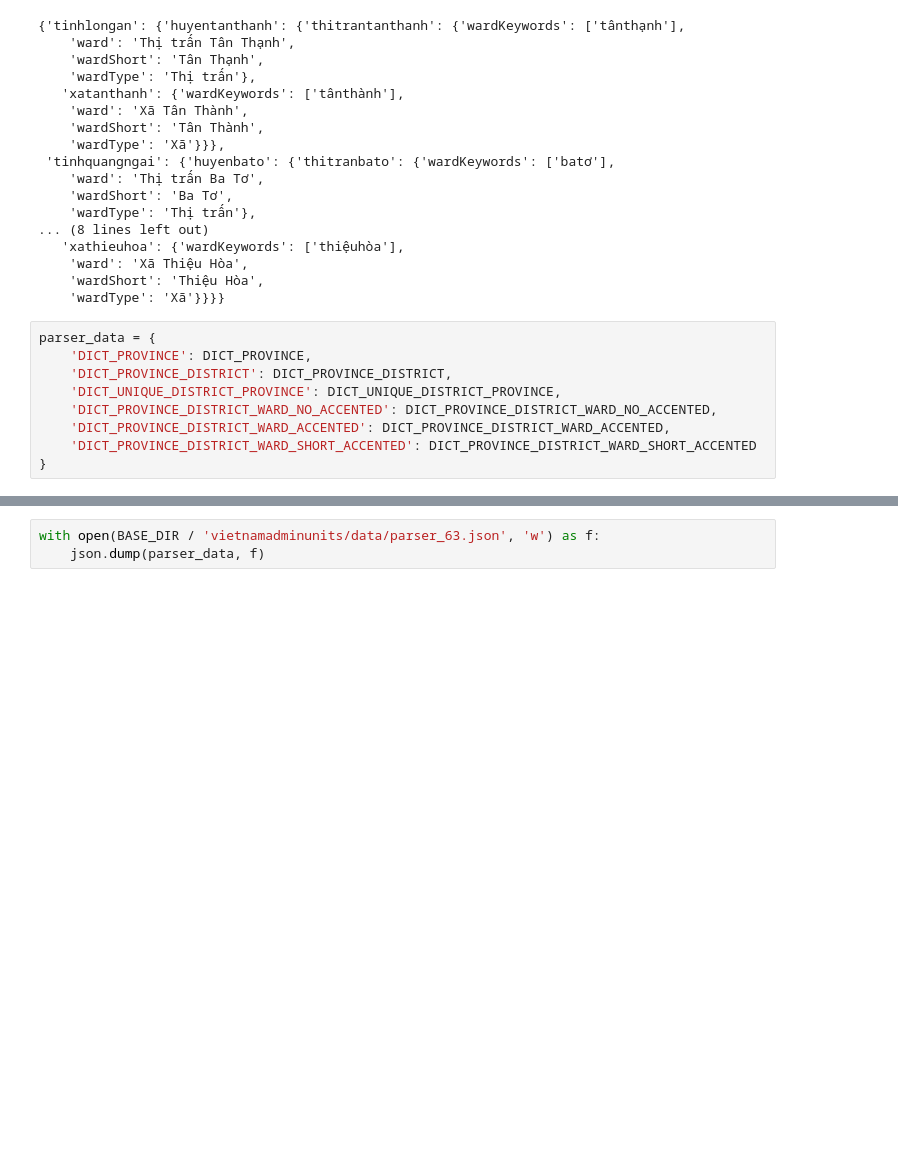
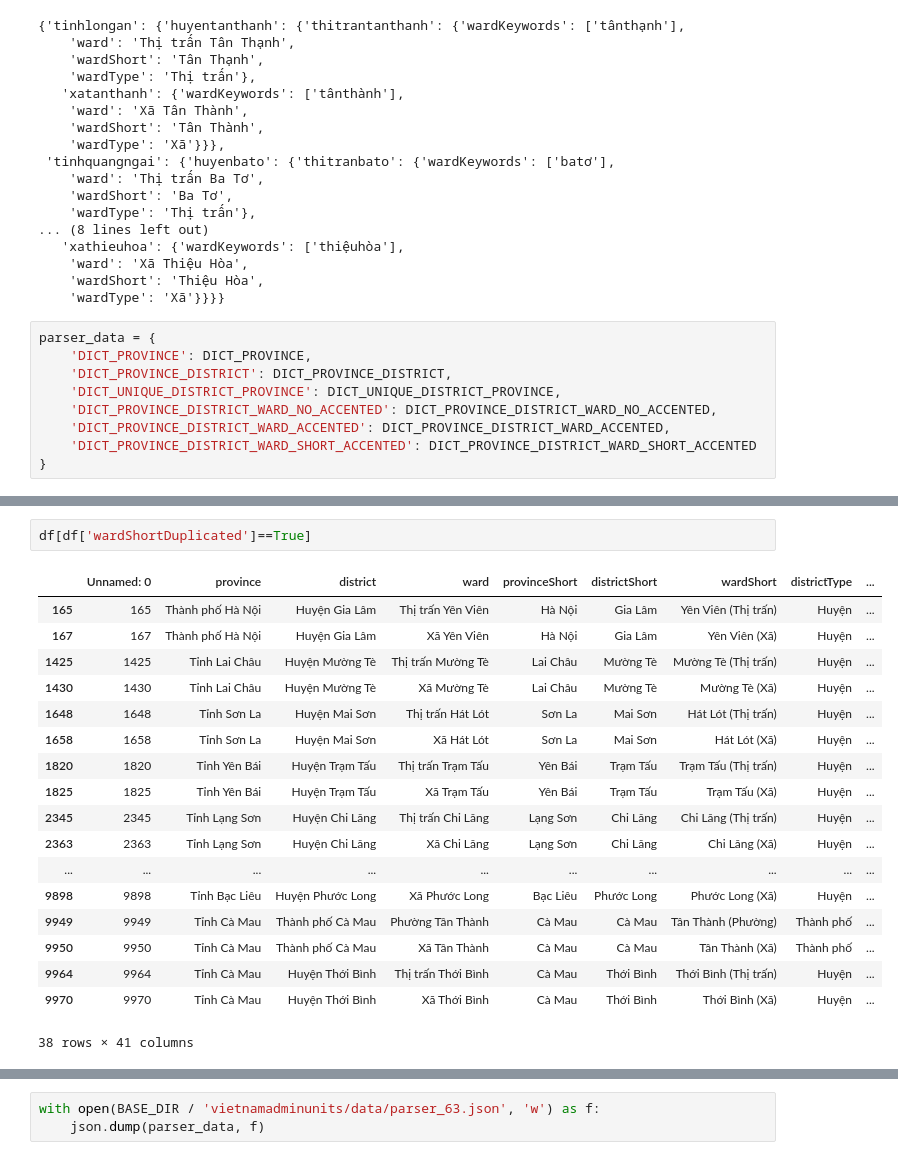
Before and after one commit to tranngocminhhieu/vietnamadminunits, a Jupyter notebook: scripts/generating_module_data/s7_generating_parser_63_data.ipynb, the cells around one changed output, grey strips where cells are left out. Cells and saved outputs as stored; diff of their text form; blank space fills up the shorter version.

```diff
--- a/scripts/generating_module_data/s7_generating_parser_63_data.ipynb
+++ b/scripts/generating_module_data/s7_generating_parser_63_data.ipynb
@@ -431,0 +451,21 @@ df[df['districtKey'].str.contains('kyanh')]
+# %%
+df[df['wardShortDuplicated']==True]
+# %% [output]
+|  | Unnamed: 0 | province | district | ward | provinceShort | districtShort | wardShort | districtType | ... |
+| 165 | 165 | Thành phố Hà Nội | Huyện Gia Lâm | Thị trấn Yên Viên | Hà Nội | Gia Lâm | Yên Viên (Thị trấn) | Huyện | ... |
+| 167 | 167 | Thành phố Hà Nội | Huyện Gia Lâm | Xã Yên Viên | Hà Nội | Gia Lâm | Yên Viên (Xã) | Huyện | ... |
+| 1425 | 1425 | Tỉnh Lai Châu | Huyện Mường Tè | Thị trấn Mường Tè | Lai Châu | Mường Tè | Mường Tè (Thị trấn) | Huyện | ... |
+| 1430 | 1430 | Tỉnh Lai Châu | Huyện Mường Tè | Xã Mường Tè | Lai Châu | Mường Tè | Mường Tè (Xã) | Huyện | ... |
+| 1648 | 1648 | Tỉnh Sơn La | Huyện Mai Sơn | Thị trấn Hát Lót | Sơn La | Mai Sơn | Hát Lót (Thị trấn) | Huyện | ... |
+| 1658 | 1658 | Tỉnh Sơn La | Huyện Mai Sơn | Xã Hát Lót | Sơn La | Mai Sơn | Hát Lót (Xã) | Huyện | ... |
+| 1820 | 1820 | Tỉnh Yên Bái | Huyện Trạm Tấu | Thị trấn Trạm Tấu | Yên Bái | Trạm Tấu | Trạm Tấu (Thị trấn) | Huyện | ... |
+| 1825 | 1825 | Tỉnh Yên Bái | Huyện Trạm Tấu | Xã Trạm Tấu | Yên Bái | Trạm Tấu | Trạm Tấu (Xã) | Huyện | ... |
+| 2345 | 2345 | Tỉnh Lạng Sơn | Huyện Chi Lăng | Thị trấn Chi Lăng | Lạng Sơn | Chi Lăng | Chi Lăng (Thị trấn) | Huyện | ... |
+| 2363 | 2363 | Tỉnh Lạng Sơn | Huyện Chi Lăng | Xã Chi Lăng | Lạng Sơn | Chi Lăng | Chi Lăng (Xã) | Huyện | ... |
+| ... | ... | ... | ... | ... | ... | ... | ... | ... | ... |
+| 9898 | 9898 | Tỉnh Bạc Liêu | Huyện Phước Long | Xã Phước Long | Bạc Liêu | Phước Long | Phước Long (Xã) | Huyện | ... |
+| 9949 | 9949 | Tỉnh Cà Mau | Thành phố Cà Mau | Phường Tân Thành | Cà Mau | Cà Mau | Tân Thành (Phường) | Thành phố | ... |
+| 9950 | 9950 | Tỉnh Cà Mau | Thành phố Cà Mau | Xã Tân Thành | Cà Mau | Cà Mau | Tân Thành (Xã) | Thành phố | ... |
+| 9964 | 9964 | Tỉnh Cà Mau | Huyện Thới Bình | Thị trấn Thới Bình | Cà Mau | Thới Bình | Thới Bình (Thị trấn) | Huyện | ... |
+| 9970 | 9970 | Tỉnh Cà Mau | Huyện Thới Bình | Xã Thới Bình | Cà Mau | Thới Bình | Thới Bình (Xã) | Huyện | ... |
+38 rows × 41 columns
```
Also changed, not shown: parts of 7 cells of this notebook, 1 other file.
